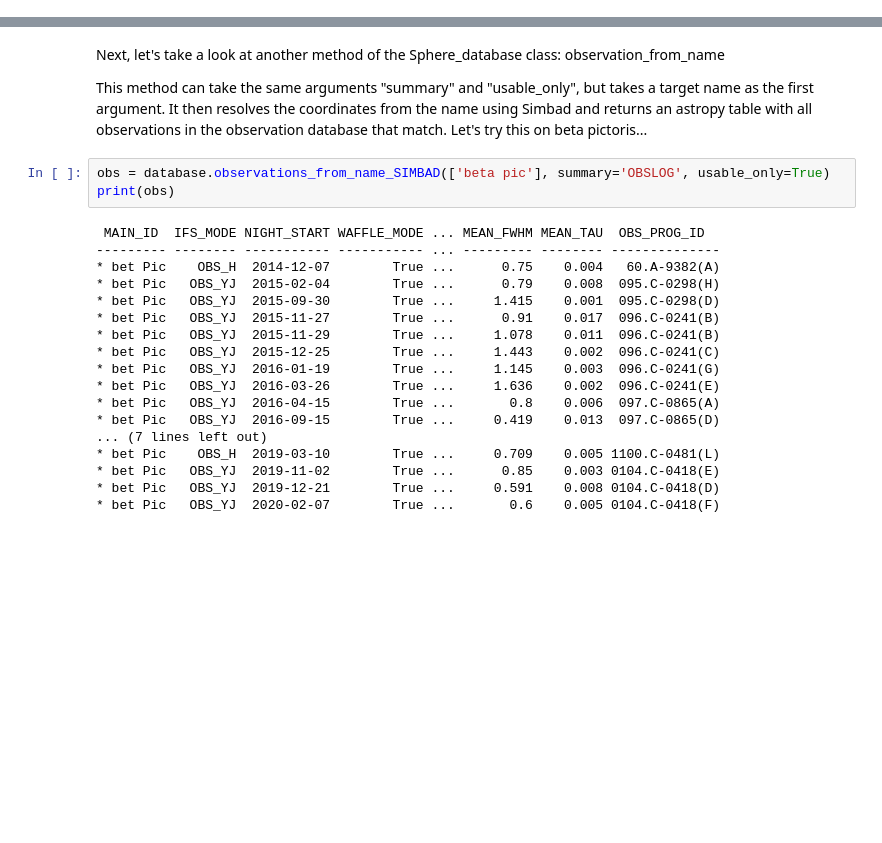
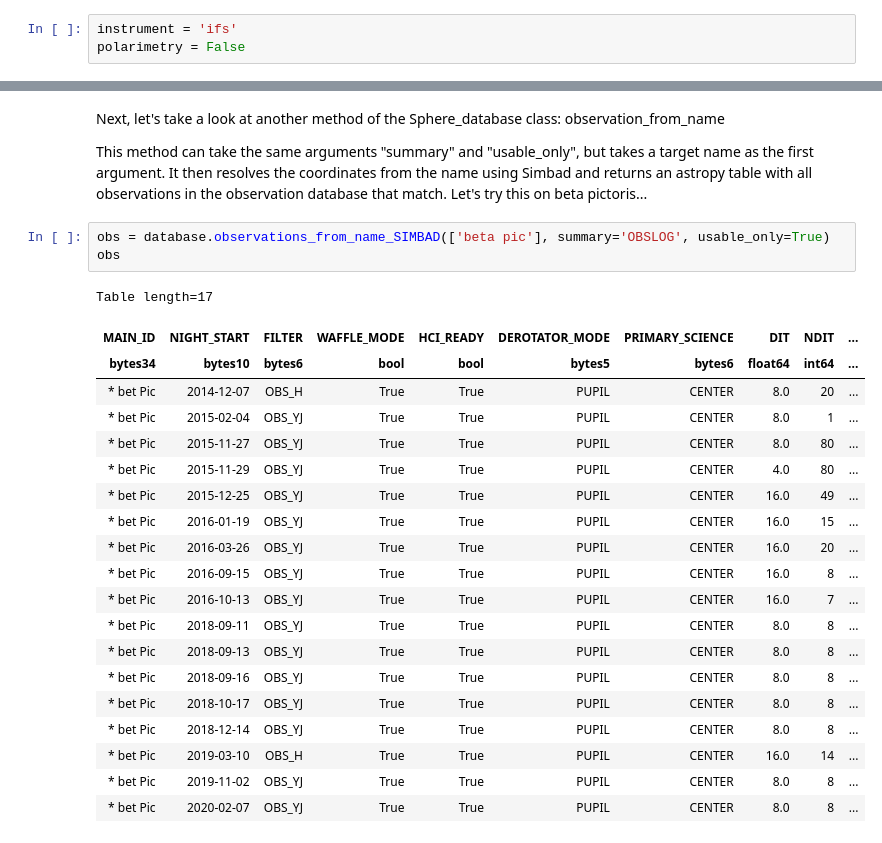
Before and after one commit to m-samland/spherical, a Jupyter notebook: examples/explore_database.ipynb, the cells around one changed output, grey strips where cells are left out. Saved outputs shown, nothing was run; the diff lists cells and outputs as text; blank space fills up the shorter version.

```diff
--- a/examples/explore_database.ipynb
+++ b/examples/explore_database.ipynb
@@ -20,3 +20,6 @@ from spherical.sphere_database.sphere_database import Sphere_database
 # %% [markdown]
 Next we read the two tables containing the all observations (up to April 2025) and the table of SPHERE files (that can be used to find files associated with an observation) to make a Sphere_database object.
+# %%
+instrument = 'ifs'
+polarimetry = False
 # %%
@@ -101,22 +105,25 @@ Next, let's take a look at another method of the Sphere_database class: observat
 This method can take the same arguments "summary" and "usable_only", but takes a target name as the first argument. It then resolves the coordinates from the name using Simbad and returns an astropy table with all observations in the observation database that match. Let's try this on beta pictoris...
 # %%
 obs = database.observations_from_name_SIMBAD(['beta pic'], summary='OBSLOG', usable_only=True)
-print(obs)
+obs
 # %% [output]
- MAIN_ID  IFS_MODE NIGHT_START WAFFLE_MODE ... MEAN_FWHM MEAN_TAU  OBS_PROG_ID
---------- -------- ----------- ----------- ... --------- -------- --------------
-* bet Pic    OBS_H  2014-12-07        True ...      0.75    0.004   60.A-9382(A)
-* bet Pic   OBS_YJ  2015-02-04        True ...      0.79    0.008  095.C-0298(H)
-* bet Pic   OBS_YJ  2015-09-30        True ...     1.415    0.001  095.C-0298(D)
-* bet Pic   OBS_YJ  2015-11-27        True ...      0.91    0.017  096.C-0241(B)
-* bet Pic   OBS_YJ  2015-11-29        True ...     1.078    0.011  096.C-0241(B)
-* bet Pic   OBS_YJ  2015-12-25        True ...     1.443    0.002  096.C-0241(C)
-* bet Pic   OBS_YJ  2016-01-19        True ...     1.145    0.003  096.C-0241(G)
-* bet Pic   OBS_YJ  2016-03-26        True ...     1.636    0.002  096.C-0241(E)
-* bet Pic   OBS_YJ  2016-04-15        True ...       0.8    0.006  097.C-0865(A)
-* bet Pic   OBS_YJ  2016-09-15        True ...     0.419    0.013  097.C-0865(D)
-... (7 lines left out)
-* bet Pic    OBS_H  2019-03-10        True ...     0.709    0.005 1100.C-0481(L)
-* bet Pic   OBS_YJ  2019-11-02        True ...      0.85    0.003 0104.C-0418(E)
-* bet Pic   OBS_YJ  2019-12-21        True ...     0.591    0.008 0104.C-0418(D)
-* bet Pic   OBS_YJ  2020-02-07        True ...       0.6    0.005 0104.C-0418(F)
+Table length=17
+| MAIN_ID | NIGHT_START | FILTER | WAFFLE_MODE | HCI_READY | DEROTATOR_MODE | PRIMARY_SCIENCE | DIT | NDIT | ... |
+| bytes34 | bytes10 | bytes6 | bool | bool | bytes5 | bytes6 | float64 | int64 | ... |
+| * bet Pic | 2014-12-07 | OBS_H | True | True | PUPIL | CENTER | 8.0 | 20 | ... |
+| * bet Pic | 2015-02-04 | OBS_YJ | True | True | PUPIL | CENTER | 8.0 | 1 | ... |
+| * bet Pic | 2015-11-27 | OBS_YJ | True | True | PUPIL | CENTER | 8.0 | 80 | ... |
+| * bet Pic | 2015-11-29 | OBS_YJ | True | True | PUPIL | CENTER | 4.0 | 80 | ... |
+| * bet Pic | 2015-12-25 | OBS_YJ | True | True | PUPIL | CENTER | 16.0 | 49 | ... |
+| * bet Pic | 2016-01-19 | OBS_YJ | True | True | PUPIL | CENTER | 16.0 | 15 | ... |
+| * bet Pic | 2016-03-26 | OBS_YJ | True | True | PUPIL | CENTER | 16.0 | 20 | ... |
+| * bet Pic | 2016-09-15 | OBS_YJ | True | True | PUPIL | CENTER | 16.0 | 8 | ... |
+| * bet Pic | 2016-10-13 | OBS_YJ | True | True | PUPIL | CENTER | 16.0 | 7 | ... |
+| * bet Pic | 2018-09-11 | OBS_YJ | True | True | PUPIL | CENTER | 8.0 | 8 | ... |
+| * bet Pic | 2018-09-13 | OBS_YJ | True | True | PUPIL | CENTER | 8.0 | 8 | ... |
+| * bet Pic | 2018-09-16 | OBS_YJ | True | True | PUPIL | CENTER | 8.0 | 8 | ... |
+| * bet Pic | 2018-10-17 | OBS_YJ | True | True | PUPIL | CENTER | 8.0 | 8 | ... |
+| * bet Pic | 2018-12-14 | OBS_YJ | True | True | PUPIL | CENTER | 8.0 | 8 | ... |
+| * bet Pic | 2019-03-10 | OBS_H | True | True | PUPIL | CENTER | 16.0 | 14 | ... |
+| * bet Pic | 2019-11-02 | OBS_YJ | True | True | PUPIL | CENTER | 8.0 | 8 | ... |
+| * bet Pic | 2020-02-07 | OBS_YJ | True | True | PUPIL | CENTER | 8.0 | 8 | ... |
```
Also changed, not shown: parts of 10 cells of this notebook, 2 other files.
